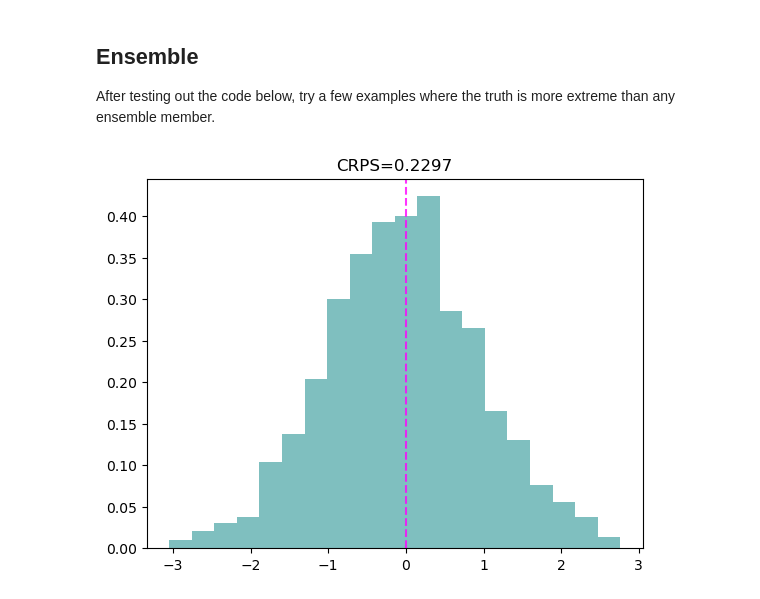
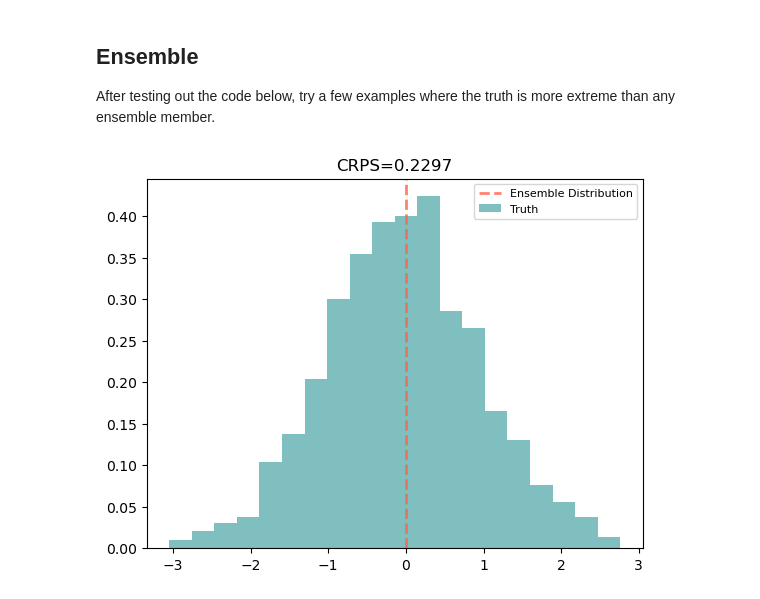
Before and after one commit to eabarnes1010/ai_weather_to_climate_ats780A8, a Jupyter notebook: lecture_code/ensemble_crps.ipynb, the cells around one changed output. Saved outputs shown, nothing was run; the diff lists cells and outputs as text; code cells hidden in the pictures.

```diff
--- a/lecture_code/ensemble_crps.ipynb
+++ b/lecture_code/ensemble_crps.ipynb
@@ -38,19 +53,21 @@ After testing out the code below, try a few examples where the truth is more ext
 # %%
 # MODIFY -------------------------
 n_ens = 1000
 truth = 0
 
+## test out different distributions by uncommenting
 ensemble = np.random.RandomState(0).normal(0, 1, n_ens)
 # ensemble = np.random.RandomState(0).uniform(-1, 1, n_ens)
 # ensemble = np.random.RandomState(0).lognormal(0, 1, n_ens)
 # ensemble = (.4, .2, 3, 6, 8, 10, .2, -.1)
 # --------------------------------
 
 crps = ps.crps_ensemble(truth, ensemble)
 
 plt.hist(ensemble, bins=20, density=True, alpha=0.5, color="teal")
-plt.axvline(x=truth, color='Fuchsia', linestyle='--', alpha=.8)
+plt.axvline(x=truth, color='tomato', linestyle='--', alpha=.8, linewidth=2)
 plt.title(f"CRPS={round(crps, 4)}")
+plt.legend(["Ensemble Distribution", "Truth"], fontsize=8)
 plt.show()
 # %% [output]
-[figure, old version]
+[figure, new version]
```
Also changed, not shown: parts of 1 cell of this notebook.
